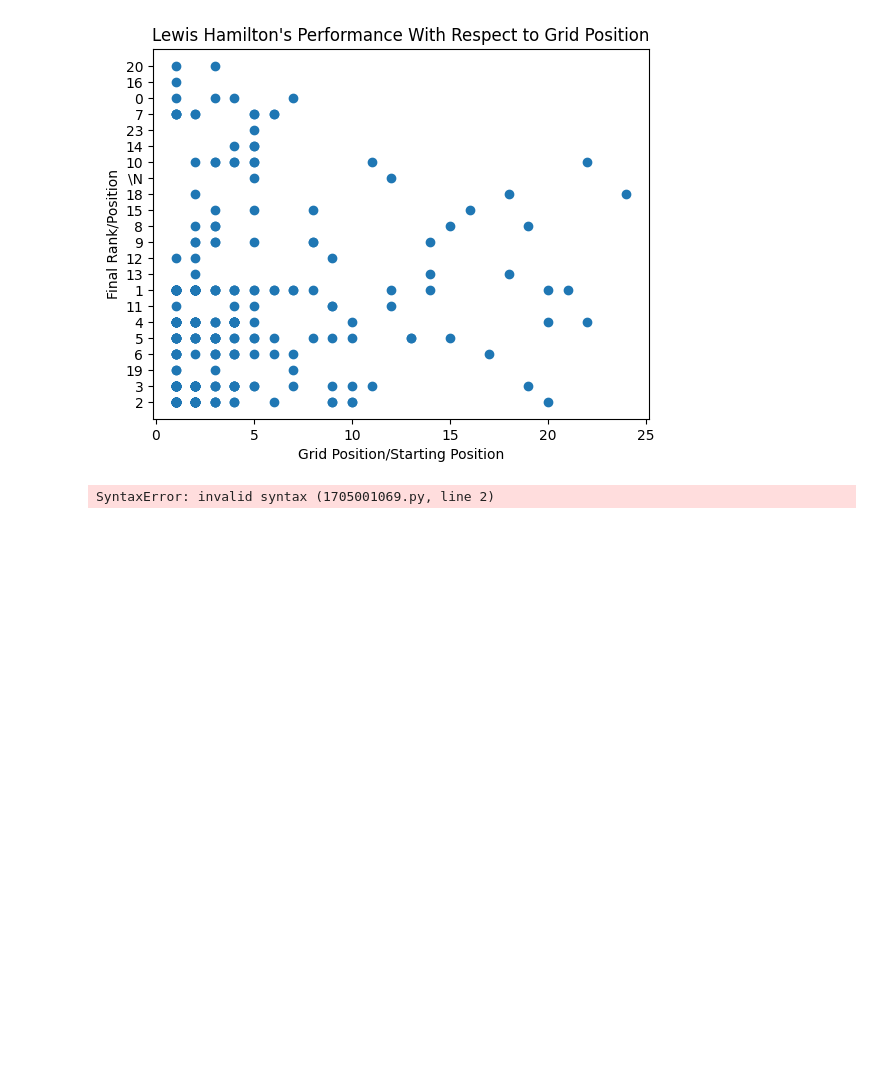
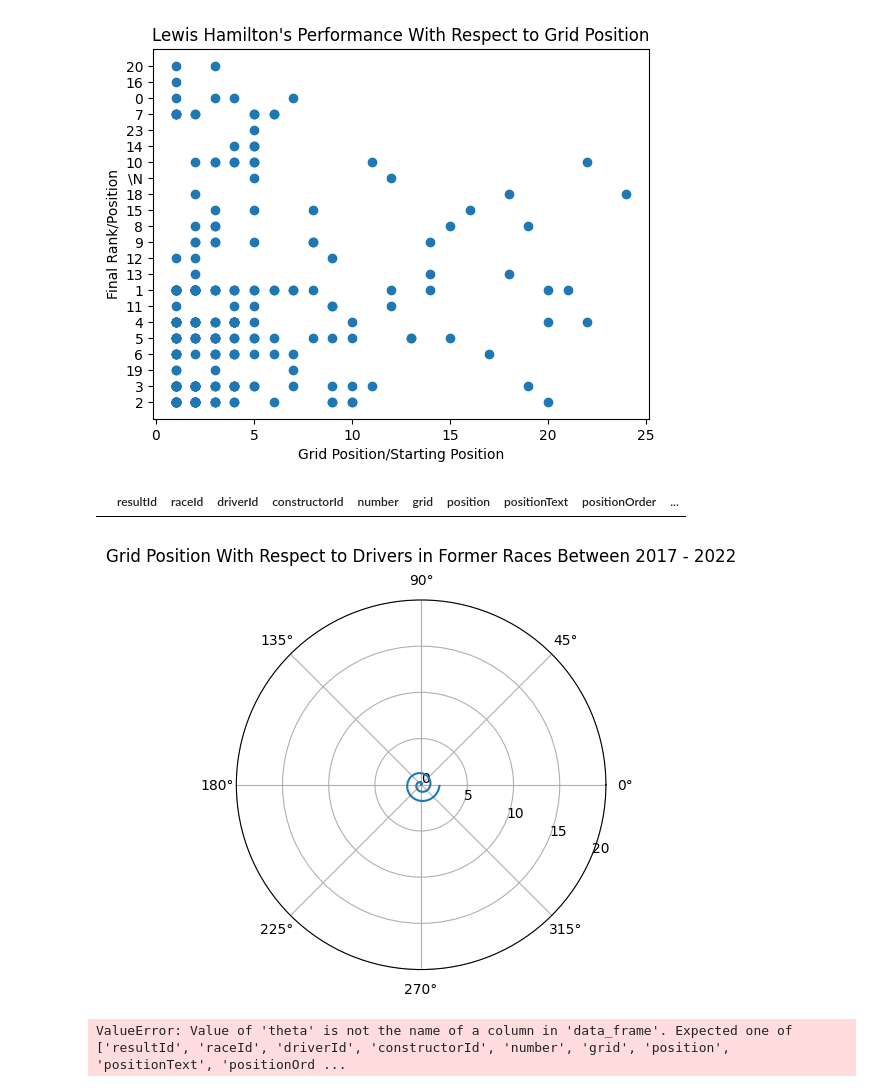
Before and after one commit to JunyiZhou-Conny/F1-Score-Prediction, a Jupyter notebook: Analysis of Hamilton.ipynb, the cells around one changed output. Saved outputs shown, nothing was run; the diff lists cells and outputs as text; code cells hidden in the pictures; blank space fills up the shorter version.

```diff
--- a/Analysis of Hamilton.ipynb
+++ b/Analysis of Hamilton.ipynb
@@ -59,14 +60,10 @@ plt.title("Lewis Hamilton's Performance With Respect to Grid Position")
 plt.show()
 # %% [output]
 [figure]
-# %%
-plt.hist(qua_ham["position"],alpha = 0.5)
-plt.legend(labels = )
-plt.xlabel("Year")
-plt.ylabel("Proportion of Urban Population")
-plt.title("Proportion of Urban Population Versus Years")
-# %% [output]
-SyntaxError: invalid syntax (1705001069.py, line 2)
+# %%
+results_Baku[results_Baku["rank"].isnull()]
+# %% [output]
+|  | resultId | raceId | driverId | constructorId | number | grid | position | positionText | positionOrder | ... |
 # %%
 drivers = pd.read_csv("data_raw/drivers.csv")
 results = pd.read_csv("data_raw/results.csv")
@@ -101,3 +98,26 @@ series_drId = drivers_2023["driverId"]
 vec_drId = np.array(series_drId.values)
 results_Baku = (results[results['driverId'].isin(vec_drId)]
                 .query("raceId == [976, 992, 1013, 1057, 1081]"))
+# %%
+r = np.arange(0, 2, 0.01)
+theta = 2 * np.pi * r
+
+fig, ax = plt.subplots(subplot_kw={'projection': 'polar'})
+ax.plot(theta, r)
+ax.set_rmax(2)
+ax.set_rticks([0, 5, 10, 15, 20])  # Less radial ticks
+ax.set_rlabel_position(-22.5)  # Move radial labels away from plotted line
+ax.grid(True)
+
+ax.set_title("Grid Position With Respect to Drivers in Former Races Between 2017 - 2022", va='bottom')
+plt.show()
+# %% [output]
+[figure, added]
+# %%
+fig = px.line_polar(results_Baku, r='positionOrder', theta= 'raceId',
+                    color = 'driverId', line_close=True,
+                    title='Polar seasonal plot',
+                    width=600, height=500)
+fig.show()
+# %% [output]
+ValueError: Value of 'theta' is not the name of a column in 'data_frame'. Expected one of ['resultId', 'raceId', 'driverId', 'constructorId', 'number', 'grid', 'position', 'positionText', 'positionOrd ...
```
Also changed, not shown: parts of 4 cells of this notebook.
